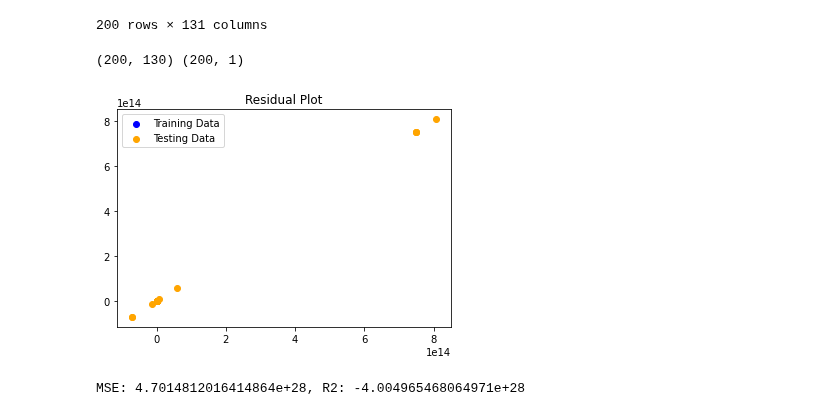
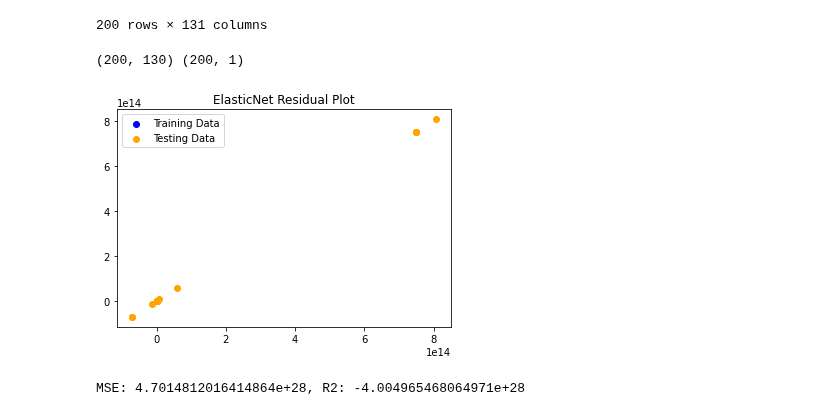
Before and after one commit to jayjackson22/final-project, a Jupyter notebook: final-model-1-multiple regression-win.ipynb, the cells around one changed output. Saved outputs shown, nothing was run; the diff lists cells and outputs as text; code cells hidden in the pictures.

```diff
--- a/final-model-1-multiple regression-win.ipynb
+++ b/final-model-1-multiple regression-win.ipynb
@@ -277,36 +277,36 @@ y_test_scaled = y_scaler.transform(y_test)
 
 ### BEGIN SOLUTION
 from sklearn.linear_model import LinearRegression
 model = LinearRegression()
 model.fit(X_train_scaled, y_train_scaled)
 ### END SOLUTION
 
 # Create a LinearRegression model and fit it to the scaled training data
 
 ### BEGIN SOLUTION
 from sklearn.linear_model import LinearRegression
 model = LinearRegression()
 model.fit(X_train_scaled, y_train_scaled)
 ### END SOLUTION
 
 # Make predictions using a fitted model
 # Plot the difference between the model predicted values and actual y values, versus the model predicted values
 # Hint: You can predict values of X training and testing data using the model.predict() method on a fitted model
 
 ### BEGIN SOLUTION
 predictions = model.predict(X_test_scaled)
 model.fit(X_train_scaled, y_train_scaled)
 plt.scatter(model.predict(X_train_scaled), model.predict(X_train_scaled) - y_train_scaled, c="blue", label="Training Data")
 plt.scatter(model.predict(X_test_scaled), model.predict(X_test_scaled) - y_test_scaled, c="orange", label="Testing Data")
 plt.legend()
 plt.hlines(y=0, xmin=y_test_scaled.min(), xmax=y_test_scaled.max())
-plt.title("Residual Plot")
-plt.savefig("html/static/images/second_linear_residual_win.png")
+plt.title("ElasticNet Residual Plot")
+plt.savefig("html/static/images/elastic_residual_win.png")
 plt.show()
 ### END SOLUTION
 # %% [output]
 (200, 130) (200, 1)
-[figure, old version]
+[figure, new version]
 # %%
 
 # Used X_test_scaled, y_test_scaled, and model.predict(X_test_scaled) to calculate MSE and R2
```
Also changed, not shown: parts of 1 cell of this notebook, 12 other files.
